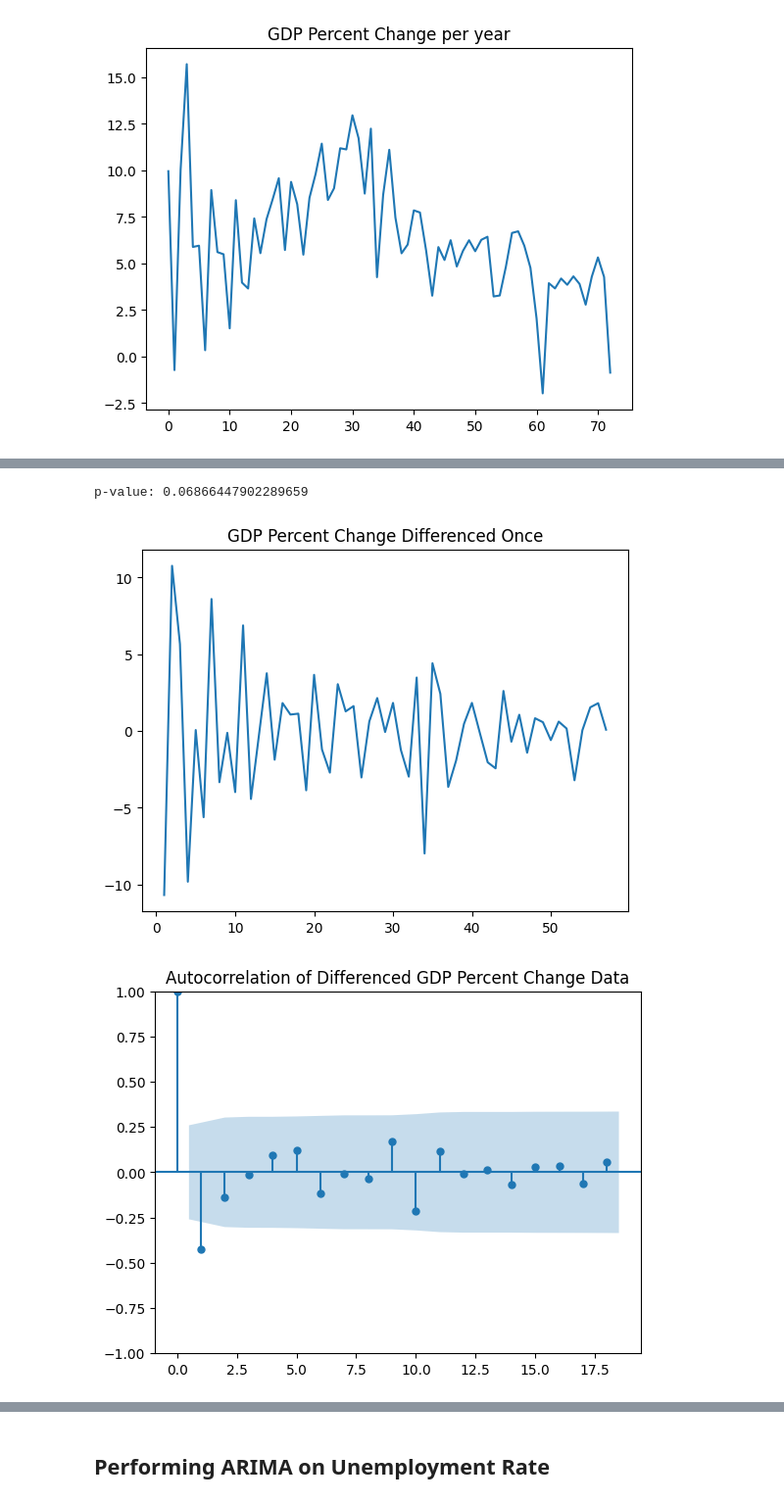
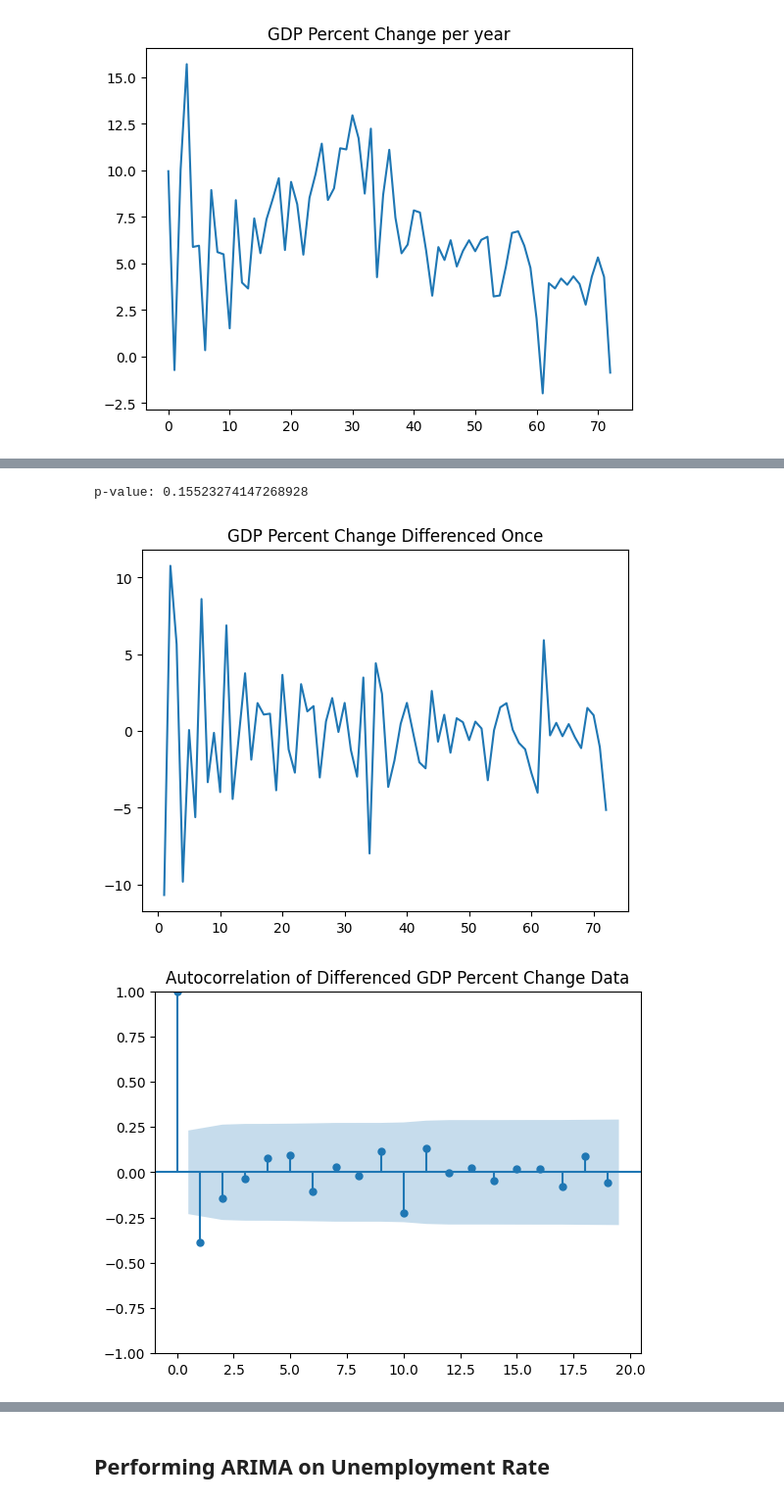
Before and after one commit to nocturneC/DS4002-Project2, a Jupyter notebook: SCRIPTS/analysis2.ipynb, the cells around one changed output, grey strips where cells are left out. Shown: that part at 98% size. Cells and saved outputs as stored; diff of their text form; code cells hidden in the pictures.

```diff
--- a/SCRIPTS/analysis2.ipynb
+++ b/SCRIPTS/analysis2.ipynb
@@ -131,16 +131,16 @@ pacf_original = plot_pacf(df_train, title="Partial Autocorrelation of Raw GDP Pe
 # %%
 
 from statsmodels.tsa.stattools import adfuller
-adf_test = adfuller(df_train)
+adf_test = adfuller(df2)
 print(f'p-value: {adf_test[1]}')
 # %% [output]
-p-value: 0.06866447902289659
+p-value: 0.15523274147268928
 # %%
-df_train_diff = df_train.diff().dropna()
-df_train_diff.plot(title="GDP Percent Change Differenced Once")
+df2_diff = df2.diff().dropna()
+df2_diff.plot(title="GDP Percent Change Differenced Once")
 
-acf_diff = plot_acf(df_train_diff, title="Autocorrelation of Differenced GDP Percent Change Data")
-pacf_diff = plot_pacf(df_train_diff, title="Partial Autocorrelation of Differenced GDP Percent Change Data")
+acf_diff = plot_acf(df2_diff, title="Autocorrelation of Differenced GDP Percent Change Data")
+pacf_diff = plot_pacf(df2_diff, title="Partial Autocorrelation of Differenced GDP Percent Change Data")
 # %% [output]
-[figure, old version]
+[figure, new version]
-[figure, old version]
+[figure, new version]
```
Also changed, not shown: parts of 25 cells of this notebook.
